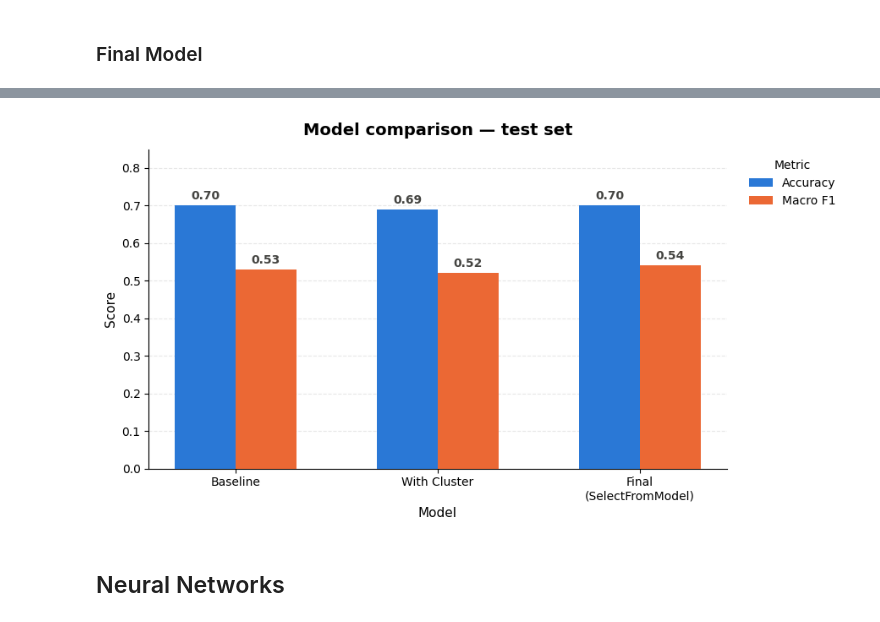
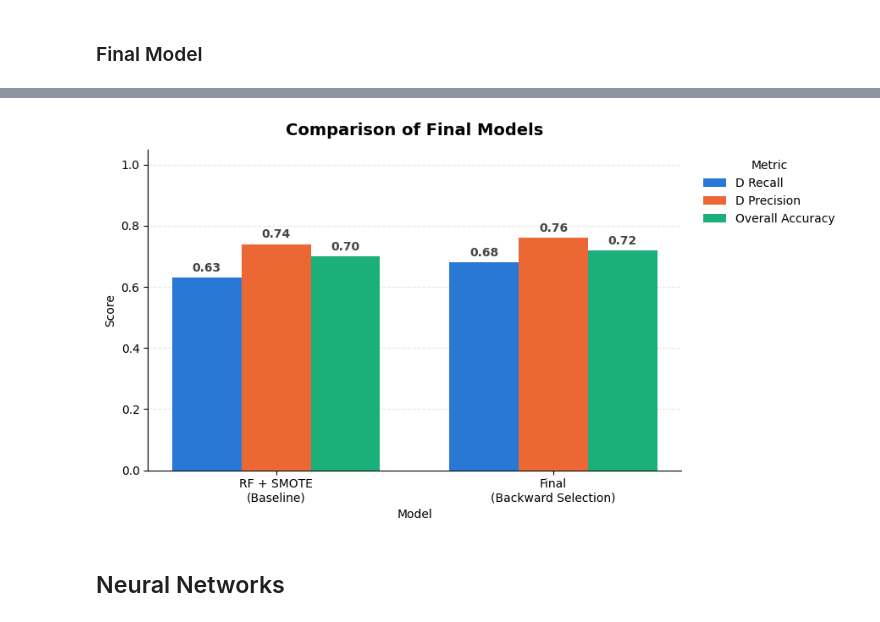
Before and after one commit to swirita/Cirrhosis-Prediction, a Jupyter notebook: Cirrhosis_Prediction.ipynb, the cells around one changed output, grey strips where cells are left out. Saved outputs shown, nothing was run; the diff lists cells and outputs as text; code cells hidden in the pictures.

Commit message:
Improved D class Recall

```diff
--- a/Cirrhosis_Prediction.ipynb
+++ b/Cirrhosis_Prediction.ipynb
@@ -1844,38 +1851,48 @@ plt.tight_layout()
 # %%
-models = ['Baseline', 'With Cluster', 'Final\n(SelectFromModel)']
-accuracy = [0.70, 0.69, 0.70]
-macro_f1 = [0.53, 0.52, 0.54]
-colors = ['#2a78d6', '#eb6834']
+models = ['RF + SMOTE\n(Baseline)', 'Final\n(Backward Selection)']
+
+d_recall = [0.63, 0.68]
+d_precision = [0.74, 0.76]
+overall_accuracy = [0.70, 0.72]
+
+colors = ['#2a78d6', '#eb6834', '#1baf7a']
 
 x = np.arange(len(models))
-width = 0.3
+width = 0.25
 
 fig, ax = plt.subplots(figsize=(9, 5))
 
-bars1 = ax.bar(x - width/2, accuracy, width, label='Accuracy', color=colors[0], zorder=3)
-bars2 = ax.bar(x + width/2, macro_f1, width, label='Macro F1', color=colors[1], zorder=3)
+bars1 = ax.bar(x - width, d_recall, width, label='D Recall', color=colors[0], zorder=3)
+bars2 = ax.bar(x, d_precision, width, label='D Precision', color=colors[1], zorder=3)
+bars3 = ax.bar(x + width, overall_accuracy, width, label='Overall Accuracy', color=colors[2], zorder=3)
 
-for bars in [bars1, bars2]:
-    ax.bar_label(bars, labels=[f'{v:.2f}' for v in bars.datavalues],
-                 padding=3, fontsize=10, fontweight='bold', color='#444441')
+for bars in [bars1, bars2, bars3]:
+    ax.bar_label(
+        bars,
+        labels=[f'{v:.2f}' for v in bars.datavalues],
+        padding=3,
+        fontsize=10,
+        fontweight='bold',
+        color='#444441'
+    )
 
-ax.set_title('Model comparison — test set', fontsize=14, fontweight='bold', pad=12)
-ax.set_xlabel('Model', fontsize=11)
-ax.set_ylabel('Score', fontsize=11)
+ax.set_title('Comparison of Final Models', fontsize=14, fontweight='bold', pad=12)
+ax.set_xlabel('Model')
+ax.set_ylabel('Score')
 ax.set_xticks(x)
-ax.set_xticklabels(models, fontsize=10)
-ax.set_ylim(0, 0.85)
+ax.set_xticklabels(models)
+ax.set_ylim(0, 1.05)
 
 ax.spines[['top', 'right']].set_visible(False)
-ax.grid(axis='y', linestyle='--', alpha=0.3, zorder=0)
+ax.grid(axis='y', linestyle='--', alpha=0.3)
 ax.set_axisbelow(True)
 
 ax.legend(title='Metric', bbox_to_anchor=(1.02, 1), loc='upper left', frameon=False)
 
 plt.tight_layout()
 plt.show()
 # %% [output]
-[figure, old version]
+[figure, new version]
 # %% [markdown]
 ## Neural Networks
 # %%
```
Also changed, not shown: parts of 11 cells of this notebook.
